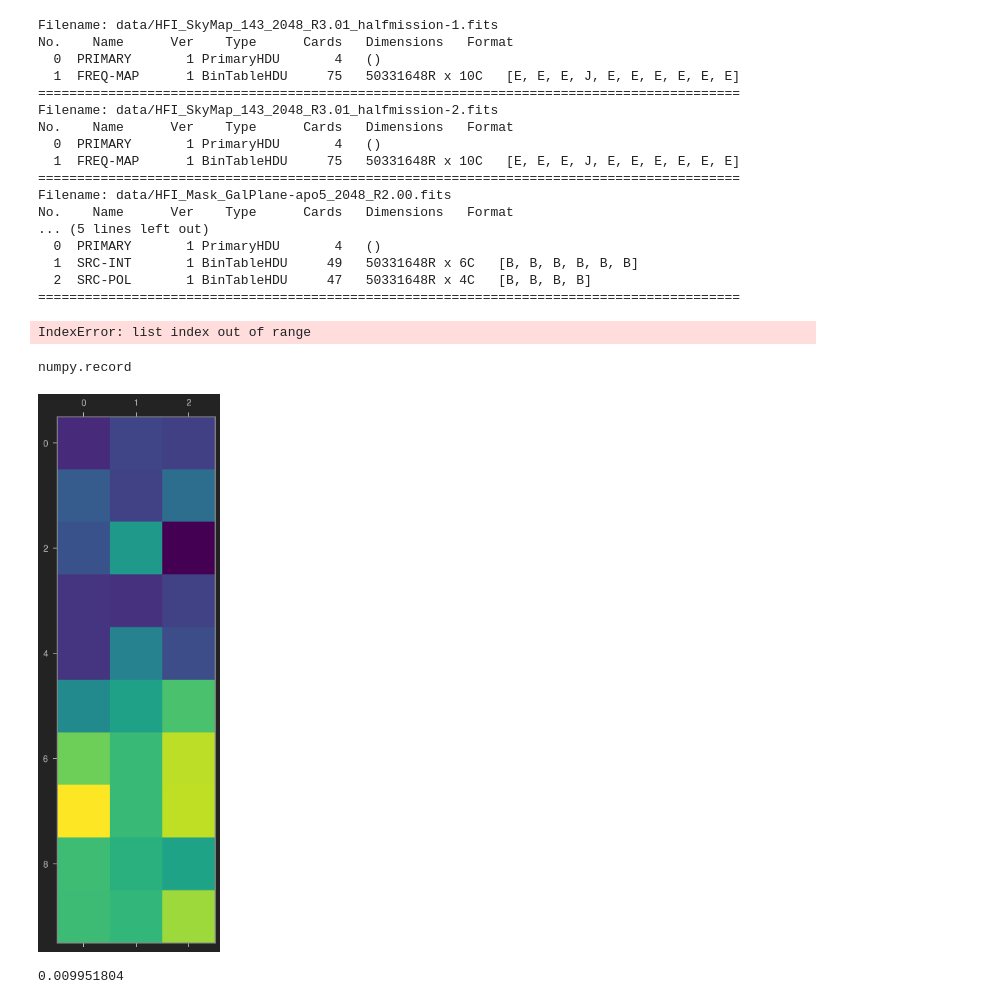
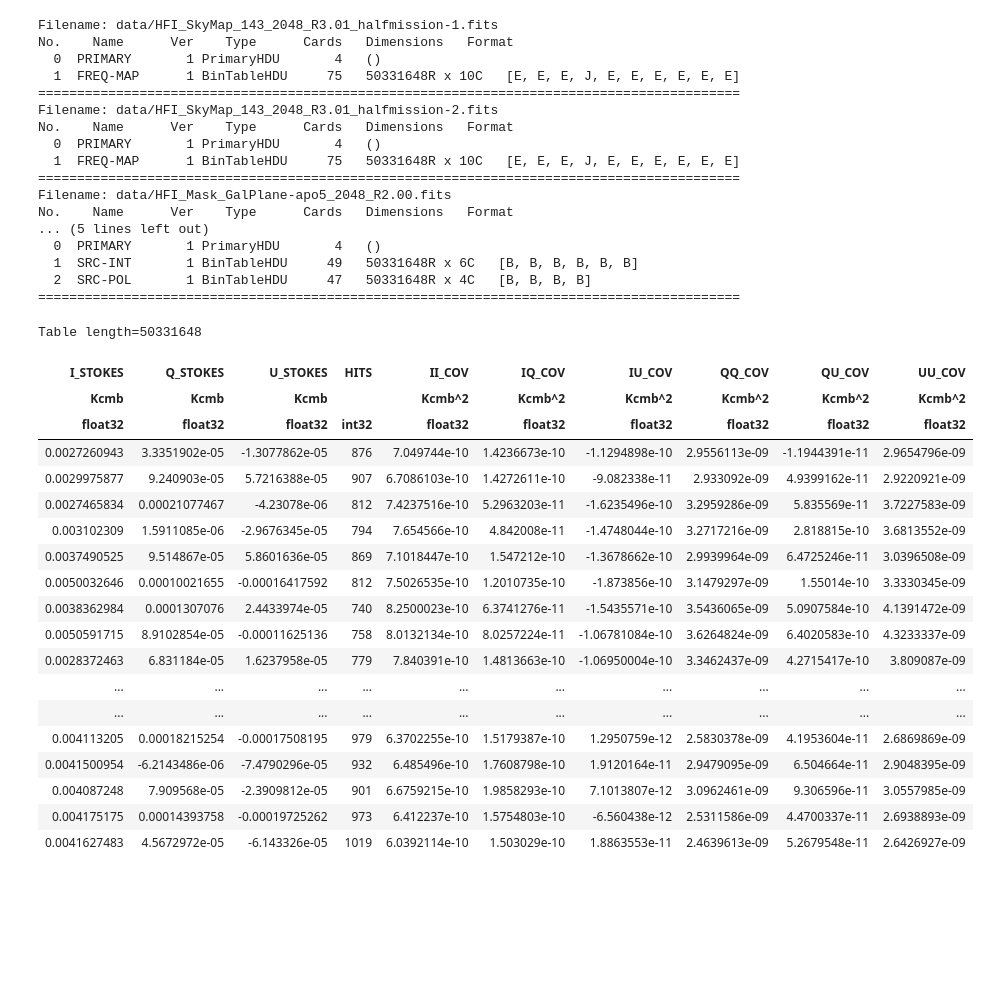
Before and after one commit to raul-bermejo/cmb_geometry, a Jupyter notebook: sandpit.ipynb, the cells around one changed output. Saved outputs shown, nothing was run; the diff lists cells and outputs as text; code cells hidden in the pictures; blank space fills up the shorter version.

```diff
--- a/sandpit.ipynb
+++ b/sandpit.ipynb
@@ -52,22 +57,26 @@ No.    Name      Ver    Type      Cards   Dimensions   Format
   1  SRC-INT       1 BinTableHDU     49   50331648R x 6C   [B, B, B, B, B, B]
   2  SRC-POL       1 BinTableHDU     47   50331648R x 4C   [B, B, B, B]
 ==========================================================================================
-# %%
-(event_hdus[0].columns)
-# %% [output]
-IndexError: list index out of range
-# %%
-test_array = np.array(scidata_m1[0:10])
-type(test_array[0])
-# %% [output]
-numpy.record
-# %%
-plt.matshow(scidata_m1['I_STOKES'].reshape(50331648//3, 3)[:10,0:3])
-plt.show()
-# %% [output]
-[figure, removed]
-# %%
-test = scidata_m1['I_STOKES'].reshape(50331648//3, 3)[:,0:2]
-print(np.max(test))
-# %% [output]
-0.009951804
+# %%
+events
+# %% [output]
+Table length=50331648
+| I_STOKES | Q_STOKES | U_STOKES | HITS | II_COV | IQ_COV | IU_COV | QQ_COV | QU_COV | UU_COV |
+| Kcmb | Kcmb | Kcmb |  | Kcmb^2 | Kcmb^2 | Kcmb^2 | Kcmb^2 | Kcmb^2 | Kcmb^2 |
+| float32 | float32 | float32 | int32 | float32 | float32 | float32 | float32 | float32 | float32 |
+| 0.0027260943 | 3.3351902e-05 | -1.3077862e-05 | 876 | 7.049744e-10 | 1.4236673e-10 | -1.1294898e-10 | 2.9556113e-09 | -1.1944391e-11 | 2.9654796e-09 |
+| 0.0029975877 | 9.240903e-05 | 5.7216388e-05 | 907 | 6.7086103e-10 | 1.4272611e-10 | -9.082338e-11 | 2.933092e-09 | 4.9399162e-11 | 2.9220921e-09 |
+| 0.0027465834 | 0.00021077467 | -4.23078e-06 | 812 | 7.4237516e-10 | 5.2963203e-11 | -1.6235496e-10 | 3.2959286e-09 | 5.835569e-11 | 3.7227583e-09 |
+| 0.003102309 | 1.5911085e-06 | -2.9676345e-05 | 794 | 7.654566e-10 | 4.842008e-11 | -1.4748044e-10 | 3.2717216e-09 | 2.818815e-10 | 3.6813552e-09 |
+| 0.0037490525 | 9.514867e-05 | 5.8601636e-05 | 869 | 7.1018447e-10 | 1.547212e-10 | -1.3678662e-10 | 2.9939964e-09 | 6.4725246e-11 | 3.0396508e-09 |
+| 0.0050032646 | 0.00010021655 | -0.00016417592 | 812 | 7.5026535e-10 | 1.2010735e-10 | -1.873856e-10 | 3.1479297e-09 | 1.55014e-10 | 3.3330345e-09 |
+| 0.0038362984 | 0.0001307076 | 2.4433974e-05 | 740 | 8.2500023e-10 | 6.3741276e-11 | -1.5435571e-10 | 3.5436065e-09 | 5.0907584e-10 | 4.1391472e-09 |
+| 0.0050591715 | 8.9102854e-05 | -0.00011625136 | 758 | 8.0132134e-10 | 8.0257224e-11 | -1.06781084e-10 | 3.6264824e-09 | 6.4020583e-10 | 4.3233337e-09 |
+| 0.0028372463 | 6.831184e-05 | 1.6237958e-05 | 779 | 7.840391e-10 | 1.4813663e-10 | -1.06950004e-10 | 3.3462437e-09 | 4.2715417e-10 | 3.809087e-09 |
+| ... | ... | ... | ... | ... | ... | ... | ... | ... | ... |
+| ... | ... | ... | ... | ... | ... | ... | ... | ... | ... |
+| 0.004113205 | 0.00018215254 | -0.00017508195 | 979 | 6.3702255e-10 | 1.5179387e-10 | 1.2950759e-12 | 2.5830378e-09 | 4.1953604e-11 | 2.6869869e-09 |
+| 0.0041500954 | -6.2143486e-06 | -7.4790296e-05 | 932 | 6.485496e-10 | 1.7608798e-10 | 1.9120164e-11 | 2.9479095e-09 | 6.504664e-11 | 2.9048395e-09 |
+| 0.004087248 | 7.909568e-05 | -2.3909812e-05 | 901 | 6.6759215e-10 | 1.9858293e-10 | 7.1013807e-12 | 3.0962461e-09 | 9.306596e-11 | 3.0557985e-09 |
+| 0.004175175 | 0.00014393758 | -0.00019725262 | 973 | 6.412237e-10 | 1.5754803e-10 | -6.560438e-12 | 2.5311586e-09 | 4.4700337e-11 | 2.6938893e-09 |
+| 0.0041627483 | 4.5672972e-05 | -6.143326e-05 | 1019 | 6.0392114e-10 | 1.503029e-10 | 1.8863553e-11 | 2.4639613e-09 | 5.2679548e-11 | 2.6426927e-09 |
```
Also changed, not shown: parts of 6 cells of this notebook.
